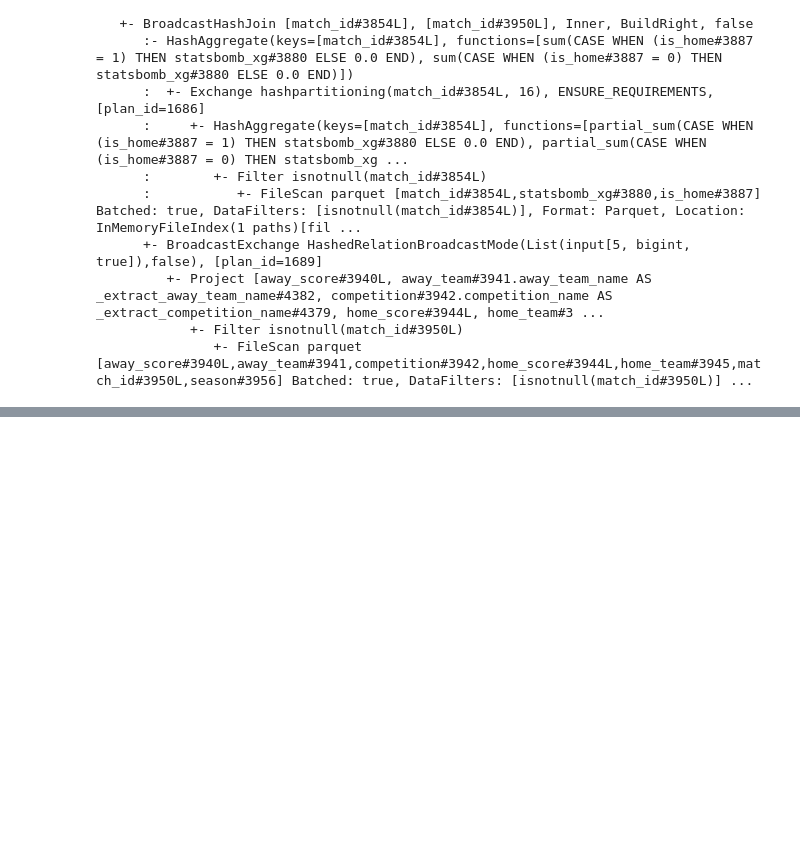
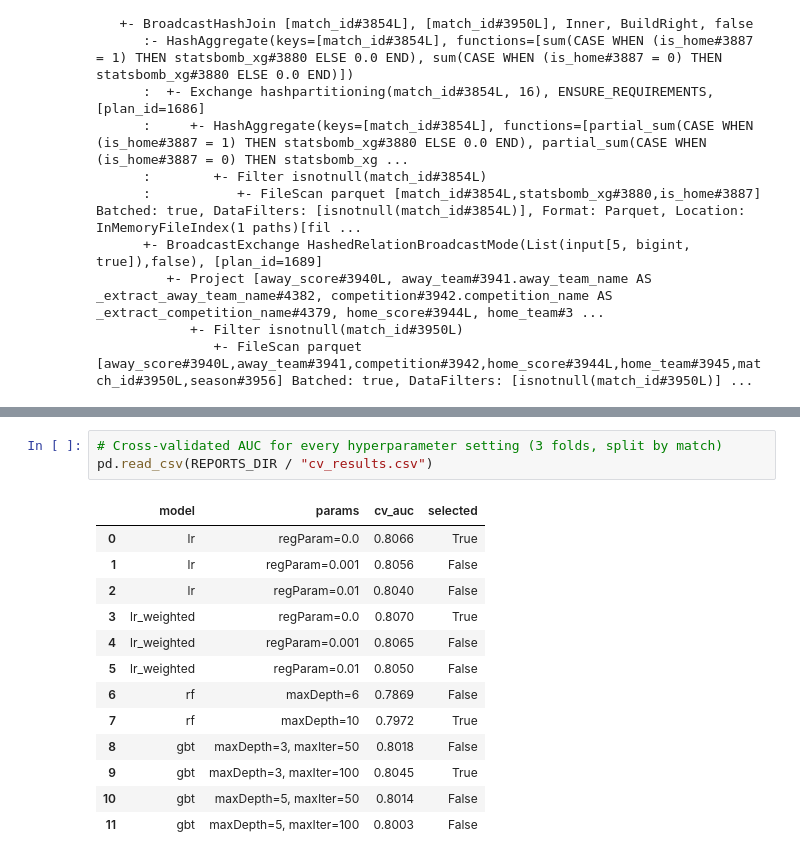
Before and after one commit to aditya-patra1011/xG-Spark, a Jupyter notebook: notebooks/xg_pipeline.ipynb, the cells around one changed output, grey strips where cells are left out. Cells and saved outputs as stored; diff of their text form; blank space fills up the shorter version.

Commit message:
Phase 6: Train and tune MLlib xG models

```diff
--- a/notebooks/xg_pipeline.ipynb
+++ b/notebooks/xg_pipeline.ipynb
@@ -546,0 +566,17 @@ AdaptiveSparkPlan isFinalPlan=false
+# %%
+# Cross-validated AUC for every hyperparameter setting (3 folds, split by match)
+pd.read_csv(REPORTS_DIR / "cv_results.csv")
+# %% [output]
+|  | model | params | cv_auc | selected |
+| 0 | lr | regParam=0.0 | 0.8066 | True |
+| 1 | lr | regParam=0.001 | 0.8056 | False |
+| 2 | lr | regParam=0.01 | 0.8040 | False |
+| 3 | lr_weighted | regParam=0.0 | 0.8070 | True |
+| 4 | lr_weighted | regParam=0.001 | 0.8065 | False |
+| 5 | lr_weighted | regParam=0.01 | 0.8050 | False |
+| 6 | rf | maxDepth=6 | 0.7869 | False |
+| 7 | rf | maxDepth=10 | 0.7972 | True |
+| 8 | gbt | maxDepth=3, maxIter=50 | 0.8018 | False |
+| 9 | gbt | maxDepth=3, maxIter=100 | 0.8045 | True |
+| 10 | gbt | maxDepth=5, maxIter=50 | 0.8014 | False |
+| 11 | gbt | maxDepth=5, maxIter=100 | 0.8003 | False |
```
Also changed, not shown: parts of 4 cells of this notebook, 4 other files.
